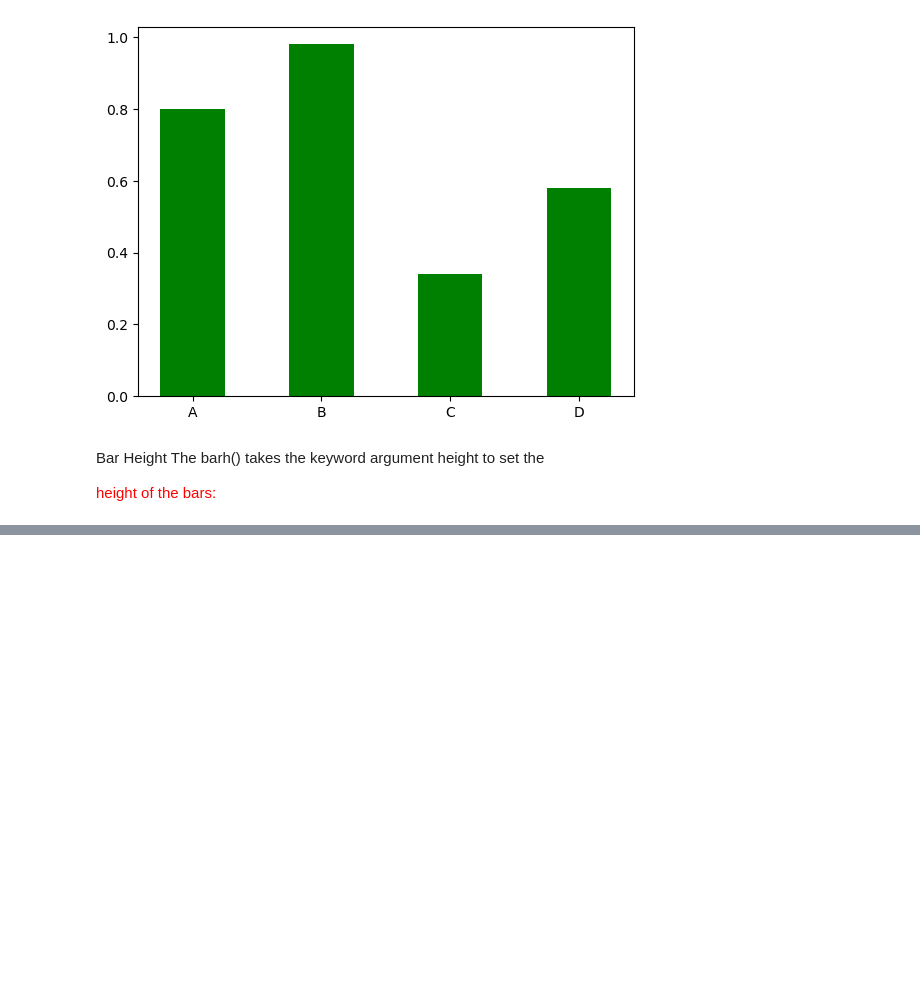
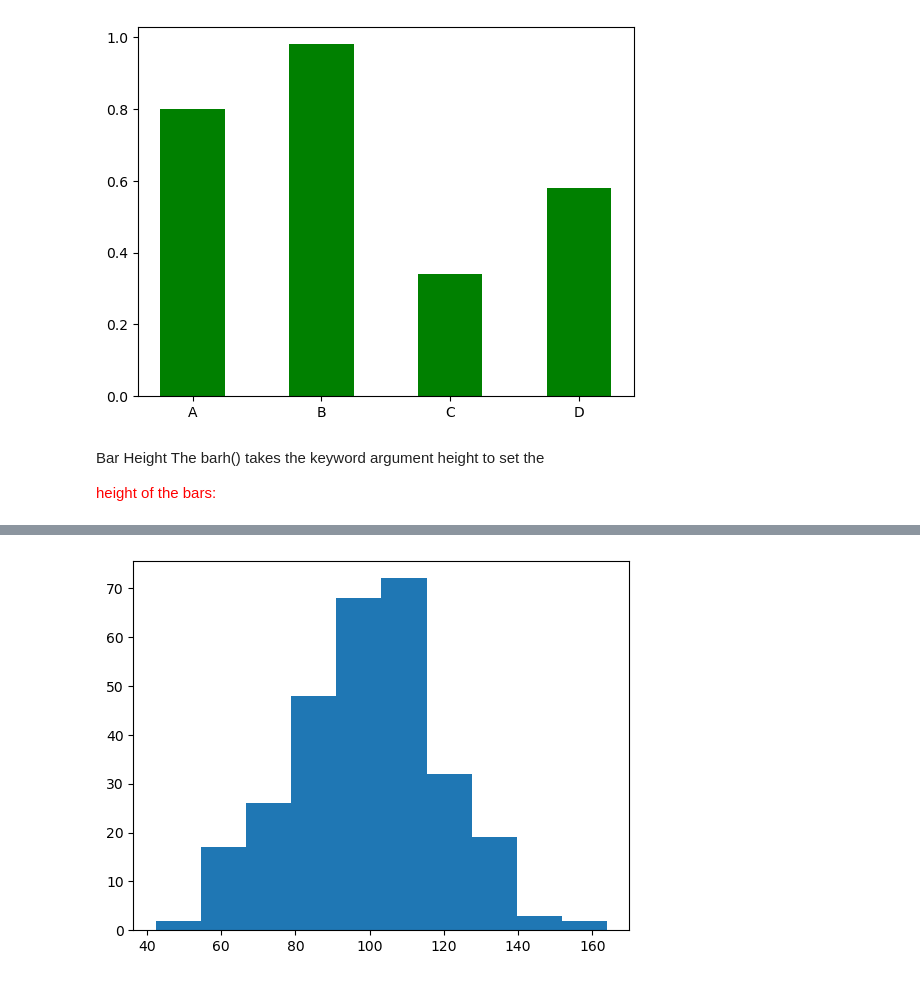
Before and after one commit to ThomasOindi/Learnings, a Jupyter notebook: matplot_library.ipynb, the cells around one changed output, grey strips where cells are left out. Drawn from its saved outputs; the diff is of its cells as text; code cells hidden in the pictures; blank space fills up the shorter version.

```diff
--- a/matplot_library.ipynb
+++ b/matplot_library.ipynb
@@ -499,0 +522,4 @@ The barh() takes the keyword argument height to set the <div style= "color:red;"
+# %%
+import numpy as np
+dist= np.random.normal(100,20, 289)
+print (dist)
@@ -499,0 +544,5 @@ The barh() takes the keyword argument height to set the <div style= "color:red;"
+# %%
+plt.hist(dist)
+plt.show()
+# %% [output]
+[figure, added]
```
Also changed, not shown: parts of 3 cells of this notebook.
